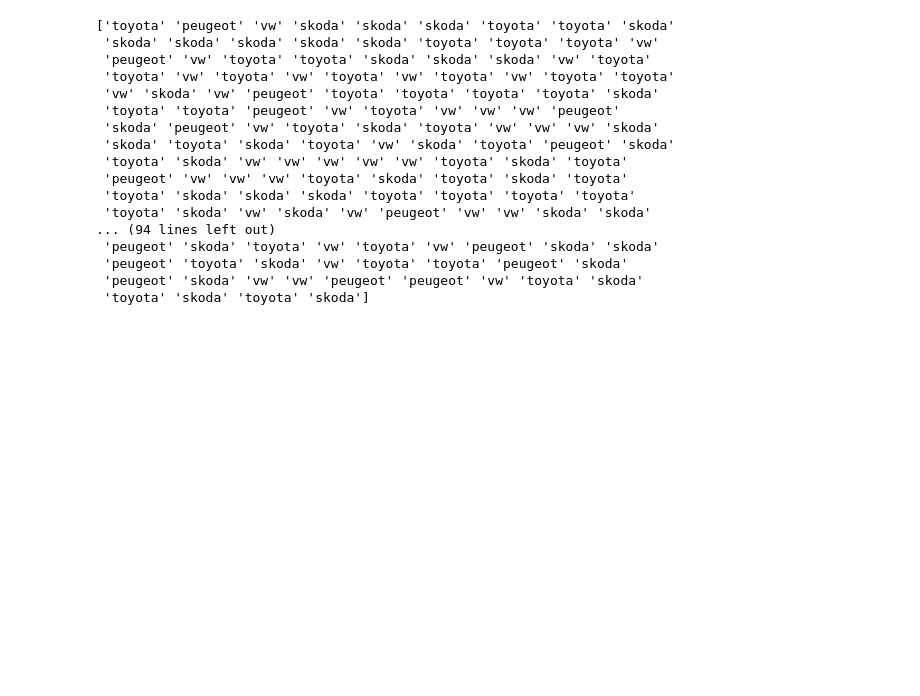
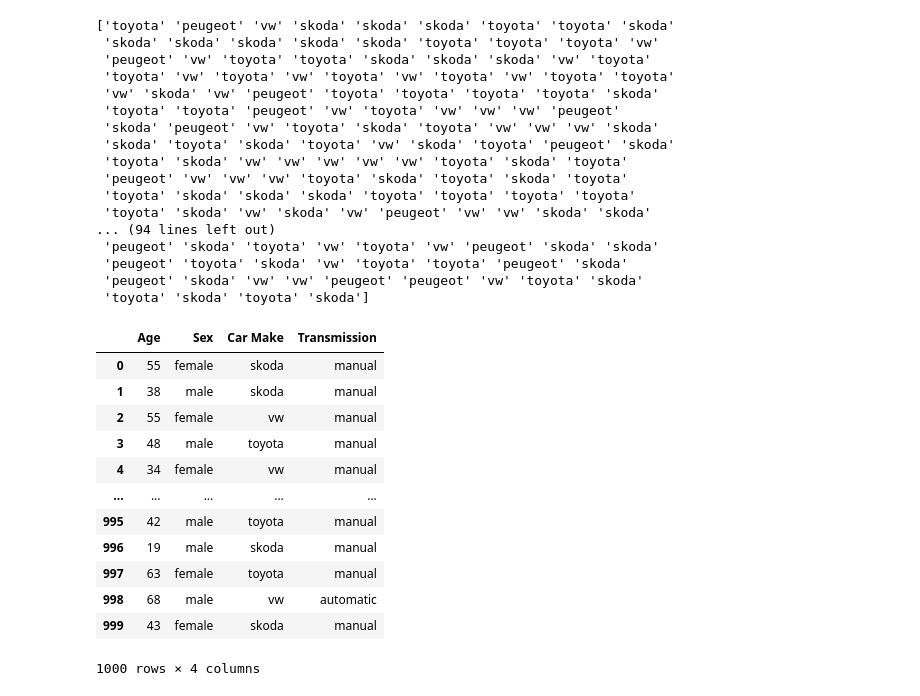
Before and after one commit to KeelyC0d3s/PFDAProject2020, a Jupyter notebook: PFDA Project 2020.ipynb, the cells around one changed output. Drawn from its saved outputs; the diff is of its cells as text; code cells hidden in the pictures; blank space fills up the shorter version.

```diff
--- a/PFDA Project 2020.ipynb
+++ b/PFDA Project 2020.ipynb
@@ -109,3 +109,39 @@ print(carmake)
  'peugeot' 'toyota' 'skoda' 'vw' 'toyota' 'toyota' 'peugeot' 'skoda'
  'peugeot' 'skoda' 'vw' 'vw' 'peugeot' 'peugeot' 'vw' 'toyota' 'skoda'
  'toyota' 'skoda' 'toyota' 'skoda']
+# %%
+import numpy as np
+rng = np.random.default_rng()
+ages = rng.integers(18, 76, 1000)
+# print(ages)
+
+#Use numpy to generate a random array of male/female sexes
+sexes = np.random.choice(['male', 'female'], 1000, p=[0.60, 0.40])
+# print(sexes)
+
+#Use numpy to generate a random array of car makes Skoda/VW/Toyota/Peugot
+carmake = np.random.choice(['skoda', 'vw', 'toyota', 'peugeot'], 1000, p=[0.30, 0.25, 0.35, 0.10])
+# print(carmake)
+
+#Use numpy to generate a random array of transmissions manual/automatic
+transmission = np.random.choice(['manual', 'automatic'], 1000, p=[0.70, 0.30])
+# print(transmission)
+
+import pandas as pd
+d = {'Age': ages , 'Sex': sexes , 'Car Make': carmake ,'Transmission': transmission}
+df = pd.DataFrame(data=d)
+df
+# %% [output]
+|  | Age | Sex | Car Make | Transmission |
+| 0 | 55 | female | skoda | manual |
+| 1 | 38 | male | skoda | manual |
+| 2 | 55 | female | vw | manual |
+| 3 | 48 | male | toyota | manual |
+| 4 | 34 | female | vw | manual |
+| ... | ... | ... | ... | ... |
+| 995 | 42 | male | toyota | manual |
+| 996 | 19 | male | skoda | manual |
+| 997 | 63 | female | toyota | manual |
+| 998 | 68 | male | vw | automatic |
+| 999 | 43 | female | skoda | manual |
+1000 rows × 4 columns
```
Also changed, not shown: parts of 1 cell of this notebook.
